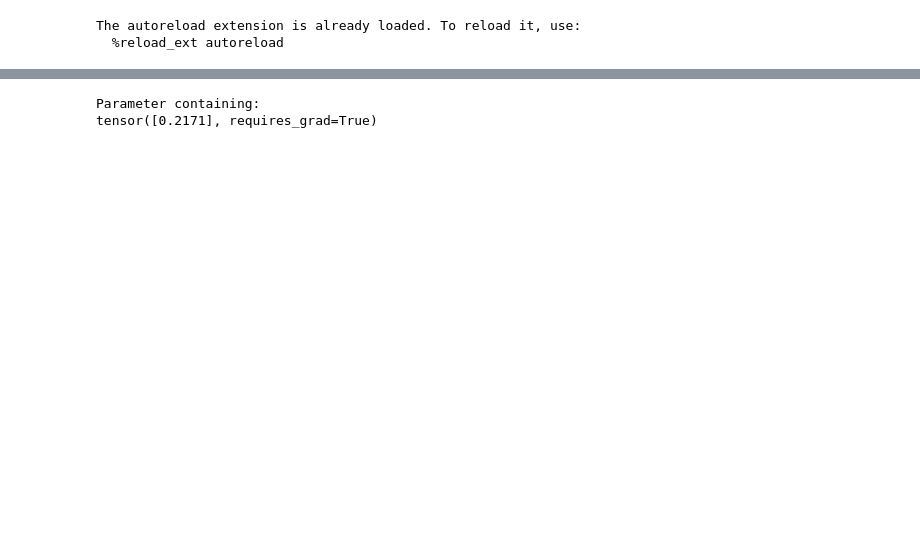
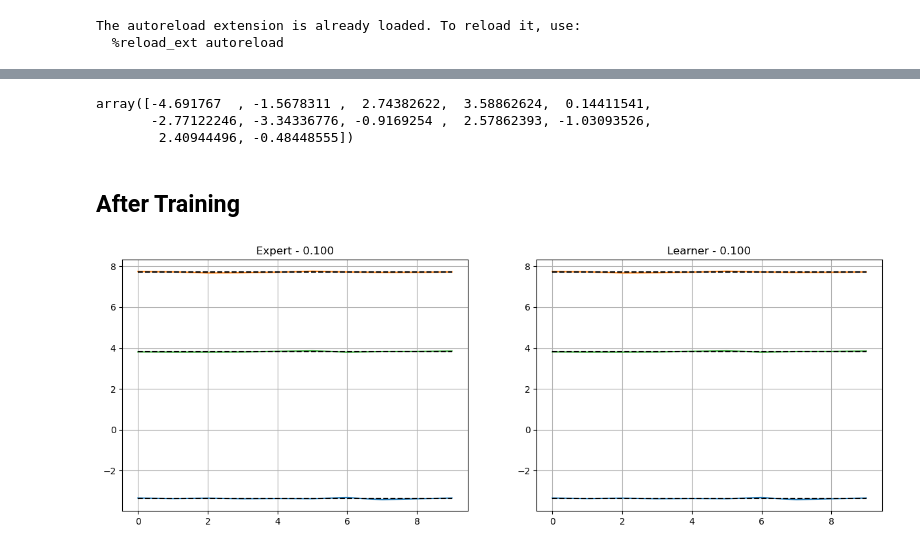
Before and after one commit to michael-cummins/DeePC-HUNT, a Jupyter notebook: src/il-deepc.ipynb, the cells around one changed output, grey strips where cells are left out. Saved outputs shown, nothing was run; the diff lists cells and outputs as text; code cells hidden in the pictures; blank space fills up the shorter version.

```diff
--- a/src/il-deepc.ipynb
+++ b/src/il-deepc.ipynb
@@ -74,25 +95,56 @@ yd.shape
+# %%
+noise
+# %% [output]
+array([-4.691767  , -1.5678311 ,  2.74382622,  3.58862624,  0.14411541,
+       -2.77122246, -3.34336776, -0.9169254 ,  2.57862393, -1.03093526,
+        2.40944496, -0.48448555])
 # %%
-optim = torch.optim.Adam(learner.parameters(), lr=1e-2)
-pbar = tqdm(range(2000), ncols=120)
+optim = torch.optim.Adagrad(learner.parameters(), lr=10)
+pbar = tqdm(range(500), ncols=120)
 criterion = torch.nn.MSELoss()
+scheduler = lr_scheduler.LinearLR(optim, start_factor=1.0, end_factor=0.001, total_iters=20)
 
-for i in pbar:
+for i, count in enumerate(pbar):
 
-    ref = torch.Tensor(np.random.uniform(size=(3,), low=-2.0, high=2.0))
+    # Get random step response
+    ref = torch.Tensor(np.random.uniform(size=(3,), low=-10.0, high=10.0))
     ref = torch.kron(torch.ones(Tf), ref)
 
+    # Get random initial condition from data
     index = int(np.random.uniform(low=0, high=50))
-    u_pred, y_pred , cost = learner(ref=ref, u_ini=torch.Tensor(u_ini), y_ini=torch.Tensor(y_ini + np.random.randn(Tini*p,)*noise_std))
+    u_ini, y_ini = ud[index:Tini + index, :].reshape((Tini*m,)), yd[index:Tini + index].reshape((Tini*p,))
+    y_ini += np.random.randn(Tini*p,)*noise_std
 
-    loss = criterion(input=y_pred, target=ref)
+    # Get optimal action from controller, take MSE of predicted trajectory and reference signal
+    u_pred, y_pred , cost = learner(ref=ref, u_ini=torch.Tensor(u_ini), y_ini=torch.Tensor(y_ini))
+    u, y, _ = expert(ref=ref, u_ini=torch.Tensor(u_ini), y_ini=torch.Tensor(y_ini))
+
+    clipped = learner.lam_y.data.item()
+    loss = criterion(input=u_pred, target=u)
     optim.zero_grad()
     loss.backward()
     optim.step()
 
-    pbar.set_description(f'Loss = {loss.item():.7f}, lam_y = {learner.lam_y.item():.4f}')
+    if count%20 == 0:
+        scheduler.step()
+
+    pbar.set_description(f'Loss = {loss.item():.7f}, lam_y = {learner.lam_y.item():.4f}, clipped = {clipped:.4f}, lr = {optim.param_groups[0]["lr"]:.2f}')
-# %%
-for param in learner.parameters():
-    print(param)
-# %% [output]
-Parameter containing:
-tensor([0.2171], requires_grad=True)
+# %% [markdown]
+## After Training
+# %%
+y_pred = y_pred.detach().numpy().reshape((Tf, 3))
+y = y.detach().numpy().reshape((Tf, 3))
+ref = ref.detach().numpy().reshape((Tf, 3))
+plt.subplot(1,2,1)
+plt.title(f'Expert - {expert.lam_y.item():.3f}')
+plt.grid('on')
+plt.plot(range(Tf), y)
+plt.plot(range(Tf), ref, 'k--')
+plt.subplot(1,2,2)
+plt.title(f'Learner - {learner.lam_y.item():.3f}')
+plt.grid('on')
+plt.plot(range(Tf), y_pred)
+plt.plot(range(Tf), ref, 'k--')
+plt.show()
+# %% [output]
+[figure, added]
```
Also changed, not shown: parts of 9 cells of this notebook, 1 other file.
